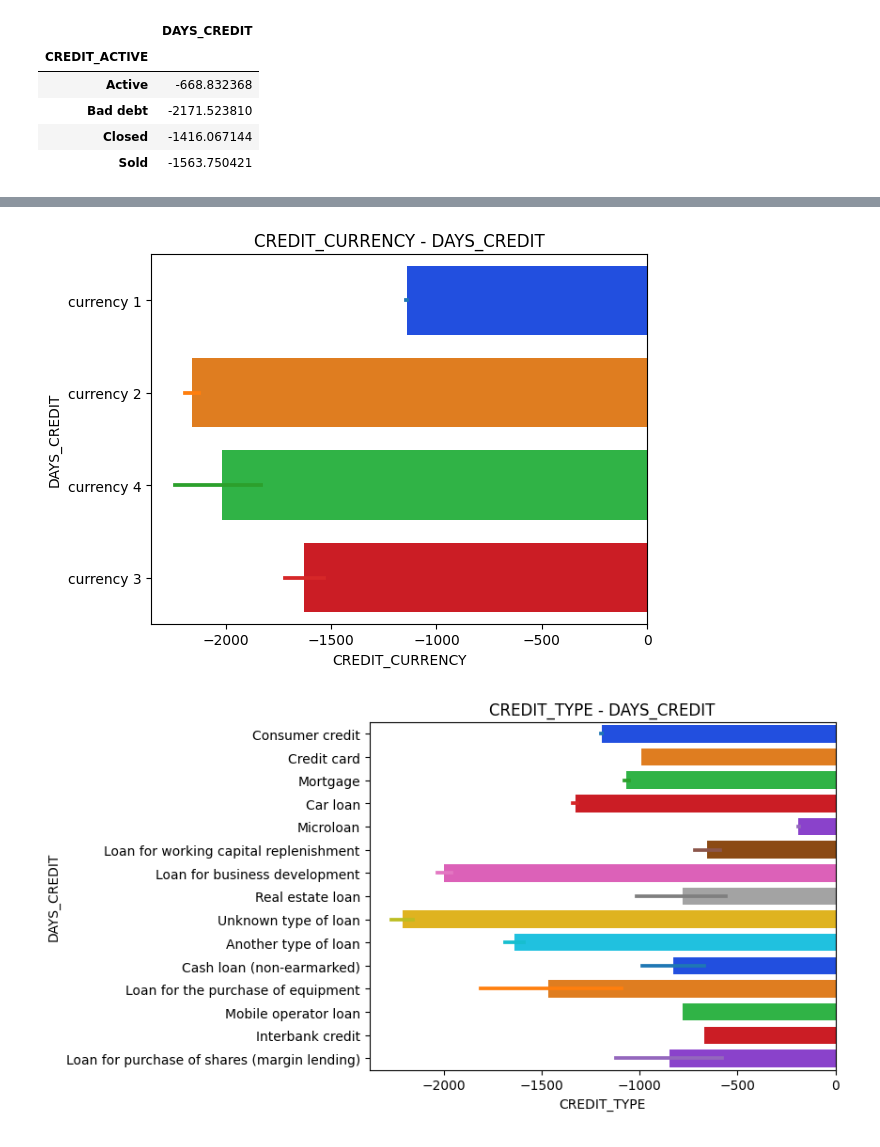
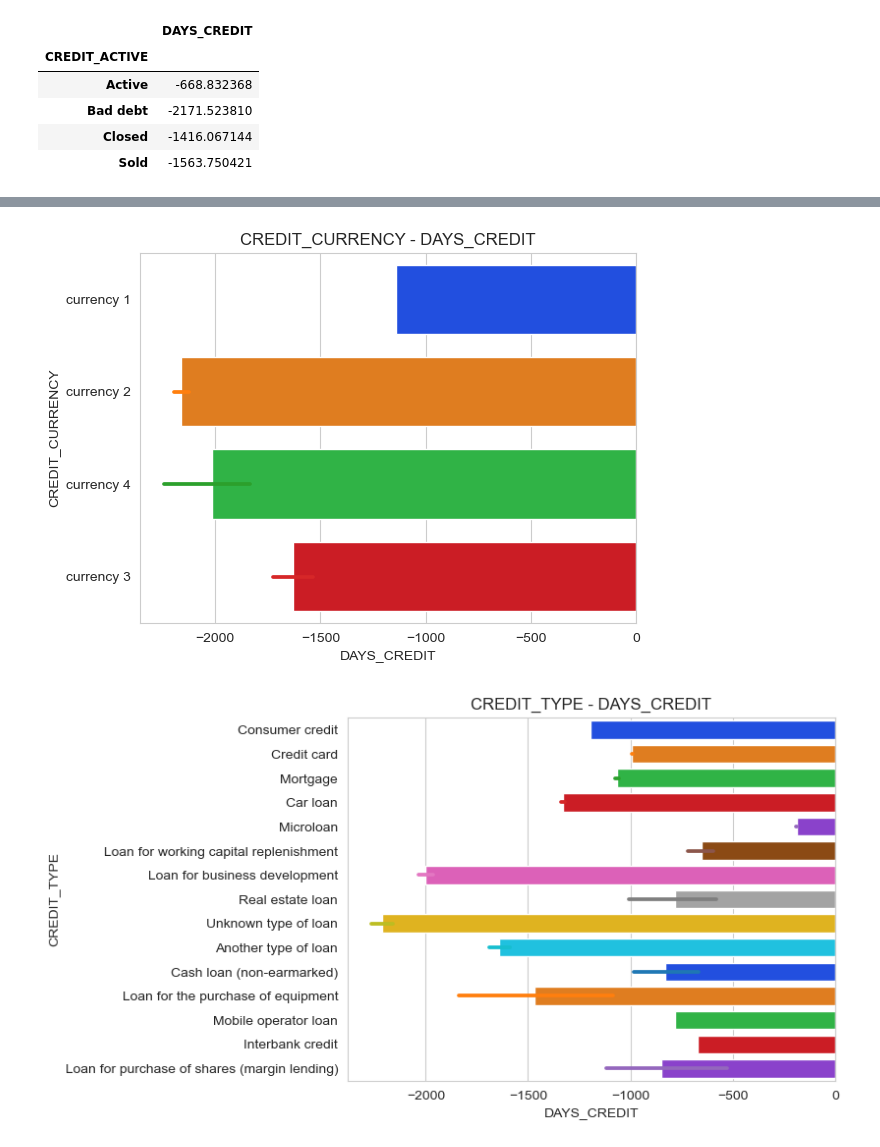
Before and after one commit to DaiTensa/projetscoring, a Jupyter notebook: notebook/01_EDA.ipynb, the cells around one changed output, grey strips where cells are left out. Cells and saved outputs as stored; diff of their text form; code cells hidden in the pictures.

```diff
--- a/notebook/01_EDA.ipynb
+++ b/notebook/01_EDA.ipynb
@@ -987,0 +659,3 @@ bureau.head()
+# %%
+bureau = data_base.import_file(file_name='bureau.csv')
+bureau.head()
@@ -987,0 +674,6 @@ bureau.head()
+# %%
+rapport_df_bureau = RapportDataFrame(bureau, target_column="TARGET", ID_Columns="SK_ID_CURR")
+# Rapport : bureau
+print("Data Frame : bureau")
+print(20 * "--")
+rapport_df_bureau.rapport()
@@ -1144,8 +847,7 @@ df_grouped
 | Closed | -1416.067144 |
 | Sold | -1563.750421 |
 # %%
-
 numeric_col = "DAYS_CREDIT"
 for col in categorical_columns_bureau:
-    barplot_groupby_categ_featurevs_numeric(bureau, col, numeric_col, palette="bright")
+    barplot_groupby_categ_features_numeric(bureau, col, numeric_col, palette="bright")
 # %% [output]
@@ -1153,2 +855,2 @@ for col in categorical_columns_bureau:
-[figure, old version]
+[figure, new version]
-[figure, old version]
+[figure, new version]
```
Also changed, not shown: parts of 52 cells of this notebook, 7 other files.
